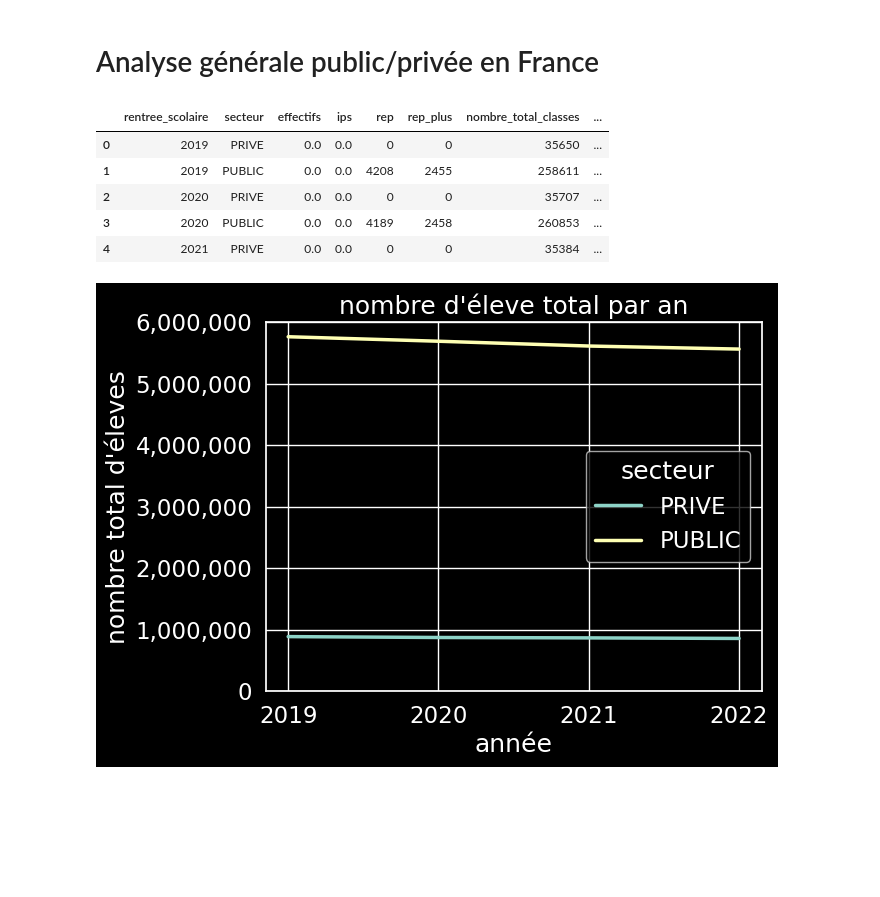
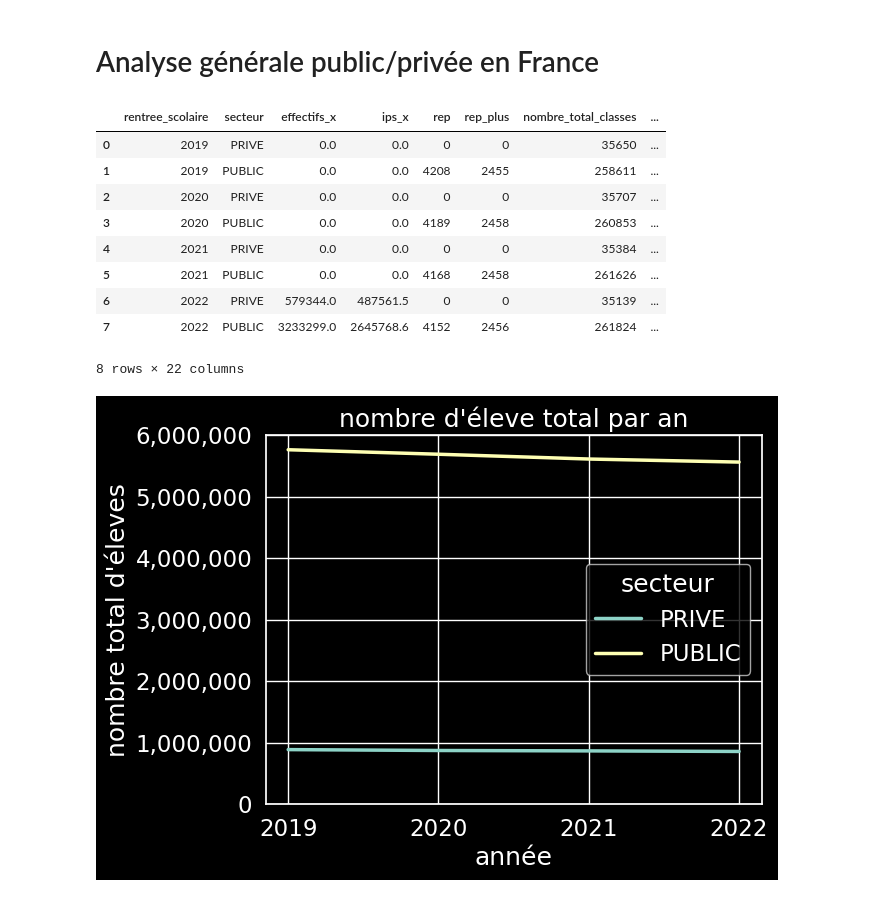
Before and after one commit to barrmath/data_educ, a Jupyter notebook: nettoyage_et_analyse.ipynb, the cells around one changed output. Drawn from its saved outputs; the diff is of its cells as text; code cells hidden in the pictures; blank space fills up the shorter version.

Commit message:
ajout ips en france

```diff
--- a/nettoyage_et_analyse.ipynb
+++ b/nettoyage_et_analyse.ipynb
@@ -326,21 +344,29 @@ del france_ecole
 # Analyse générale public/privée en France
 # %%
 # creer un fichier france privée_public
+france_ecole_public_prive_mean = fichier_ecole_elementaire.groupby(by=['rentree_scolaire','secteur']).agg({"effectifs":"mean",'ips':'mean'},numeric_only=True)
 france_ecole_public_prive = fichier_ecole_elementaire.groupby(by=['rentree_scolaire','secteur']).sum(numeric_only=True)
 france_ecole_public_prive.reset_index(inplace=True)
+france_ecole_public_prive_mean.reset_index(inplace=True)
+france_ecole_public_prive = pd.merge(france_ecole_public_prive,france_ecole_public_prive_mean,on=['rentree_scolaire','secteur'],how='outer')
+del france_ecole_public_prive_mean
 # %%
 france_ecole_public_prive["pourcentage_ulis"] = france_ecole_public_prive["nombre_eleves_ulis"] / france_ecole_public_prive["nombre_total_eleves"] *100
 france_ecole_public_prive["ulis_moyen_classe"] = france_ecole_public_prive["nombre_eleves_ulis"] / france_ecole_public_prive["nombre_total_classes"]
 france_ecole_public_prive["Nombre_eleves_par_classe_moyenne"] = france_ecole_public_prive['nombre_total_eleves'] / france_ecole_public_prive['nombre_total_classes']
 # %%
-france_ecole_public_prive.head()
+france_ecole_public_prive.head(10)
 # %% [output]
-|  | rentree_scolaire | secteur | effectifs | ips | rep | rep_plus | nombre_total_classes | ... |
+|  | rentree_scolaire | secteur | effectifs_x | ips_x | rep | rep_plus | nombre_total_classes | ... |
 | 0 | 2019 | PRIVE | 0.0 | 0.0 | 0 | 0 | 35650 | ... |
 | 1 | 2019 | PUBLIC | 0.0 | 0.0 | 4208 | 2455 | 258611 | ... |
 | 2 | 2020 | PRIVE | 0.0 | 0.0 | 0 | 0 | 35707 | ... |
 | 3 | 2020 | PUBLIC | 0.0 | 0.0 | 4189 | 2458 | 260853 | ... |
 | 4 | 2021 | PRIVE | 0.0 | 0.0 | 0 | 0 | 35384 | ... |
+| 5 | 2021 | PUBLIC | 0.0 | 0.0 | 4168 | 2458 | 261626 | ... |
+| 6 | 2022 | PRIVE | 579344.0 | 487561.5 | 0 | 0 | 35139 | ... |
+| 7 | 2022 | PUBLIC | 3233299.0 | 2645768.6 | 4152 | 2456 | 261824 | ... |
+8 rows × 22 columns
 # %%
 fig,ax = plt.subplots()
 sns.lineplot(data=france_ecole_public_prive,x='rentree_scolaire',y='nombre_total_eleves',hue="secteur",ax=ax)
```
Also changed, not shown: parts of 5 cells of this notebook.
